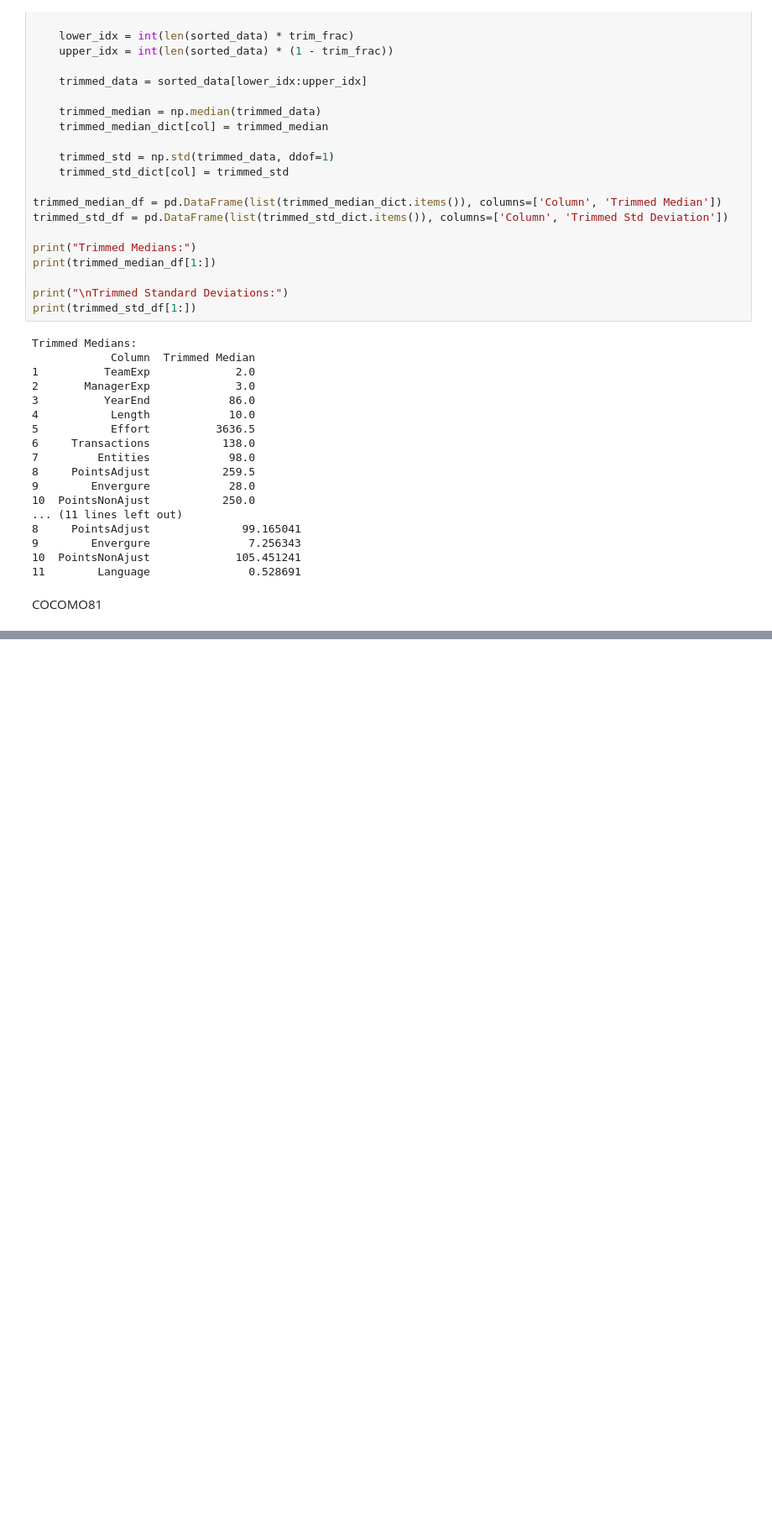
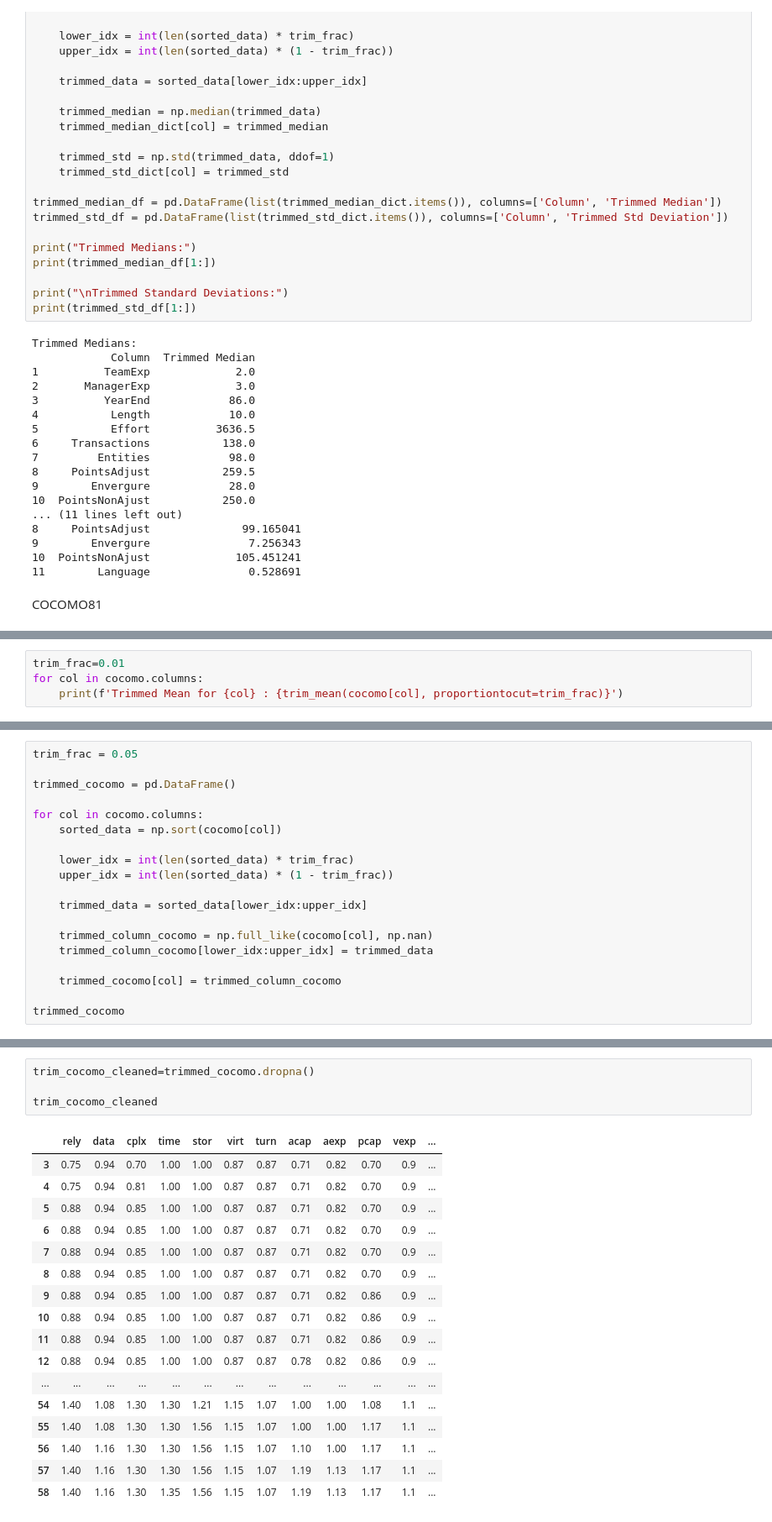
Before and after one commit to Vaishali054/Estimation-Model-for-Software-Development, a Jupyter notebook: DataAnalysis.ipynb, the cells around one changed output, grey strips where cells are left out. Shown at 84% size. Cells and saved outputs as stored; diff of their text form; blank space fills up the shorter version.

```diff
--- a/DataAnalysis.ipynb
+++ b/DataAnalysis.ipynb
@@ -129,0 +350,4 @@ df.head()
+# %%
+trim_frac=0.01
+for col in cocomo.columns:
+    print(f'Trimmed Mean for {col} : {trim_mean(cocomo[col], proportiontocut=trim_frac)}')
@@ -129,0 +372,19 @@ df.head()
+# %%
+trim_frac = 0.05
+
+trimmed_cocomo = pd.DataFrame()
+
+for col in cocomo.columns:
+    sorted_data = np.sort(cocomo[col])
+
+    lower_idx = int(len(sorted_data) * trim_frac)
+    upper_idx = int(len(sorted_data) * (1 - trim_frac))
+
+    trimmed_data = sorted_data[lower_idx:upper_idx]
+
+    trimmed_column_cocomo = np.full_like(cocomo[col], np.nan)
+    trimmed_column_cocomo[lower_idx:upper_idx] = trimmed_data
+
+    trimmed_cocomo[col] = trimmed_column_cocomo
+
+trimmed_cocomo
@@ -129,0 +405,22 @@ df.head()
+# %%
+trim_cocomo_cleaned=trimmed_cocomo.dropna()
+
+trim_cocomo_cleaned
+# %% [output]
+|  | rely | data | cplx | time | stor | virt | turn | acap | aexp | pcap | vexp | ... |
+| 3 | 0.75 | 0.94 | 0.70 | 1.00 | 1.00 | 0.87 | 0.87 | 0.71 | 0.82 | 0.70 | 0.9 | ... |
+| 4 | 0.75 | 0.94 | 0.81 | 1.00 | 1.00 | 0.87 | 0.87 | 0.71 | 0.82 | 0.70 | 0.9 | ... |
+| 5 | 0.88 | 0.94 | 0.85 | 1.00 | 1.00 | 0.87 | 0.87 | 0.71 | 0.82 | 0.70 | 0.9 | ... |
+| 6 | 0.88 | 0.94 | 0.85 | 1.00 | 1.00 | 0.87 | 0.87 | 0.71 | 0.82 | 0.70 | 0.9 | ... |
+| 7 | 0.88 | 0.94 | 0.85 | 1.00 | 1.00 | 0.87 | 0.87 | 0.71 | 0.82 | 0.70 | 0.9 | ... |
+| 8 | 0.88 | 0.94 | 0.85 | 1.00 | 1.00 | 0.87 | 0.87 | 0.71 | 0.82 | 0.70 | 0.9 | ... |
+| 9 | 0.88 | 0.94 | 0.85 | 1.00 | 1.00 | 0.87 | 0.87 | 0.71 | 0.82 | 0.86 | 0.9 | ... |
+| 10 | 0.88 | 0.94 | 0.85 | 1.00 | 1.00 | 0.87 | 0.87 | 0.71 | 0.82 | 0.86 | 0.9 | ... |
+| 11 | 0.88 | 0.94 | 0.85 | 1.00 | 1.00 | 0.87 | 0.87 | 0.71 | 0.82 | 0.86 | 0.9 | ... |
+| 12 | 0.88 | 0.94 | 0.85 | 1.00 | 1.00 | 0.87 | 0.87 | 0.78 | 0.82 | 0.86 | 0.9 | ... |
+| ... | ... | ... | ... | ... | ... | ... | ... | ... | ... | ... | ... | ... |
+| 54 | 1.40 | 1.08 | 1.30 | 1.30 | 1.21 | 1.15 | 1.07 | 1.00 | 1.00 | 1.08 | 1.1 | ... |
+| 55 | 1.40 | 1.08 | 1.30 | 1.30 | 1.56 | 1.15 | 1.07 | 1.00 | 1.00 | 1.17 | 1.1 | ... |
+| 56 | 1.40 | 1.16 | 1.30 | 1.30 | 1.56 | 1.15 | 1.07 | 1.10 | 1.00 | 1.17 | 1.1 | ... |
+| 57 | 1.40 | 1.16 | 1.30 | 1.30 | 1.56 | 1.15 | 1.07 | 1.19 | 1.13 | 1.17 | 1.1 | ... |
+| 58 | 1.40 | 1.16 | 1.30 | 1.35 | 1.56 | 1.15 | 1.07 | 1.19 | 1.13 | 1.17 | 1.1 | ... |
```
Also changed, not shown: parts of 21 cells of this notebook.
